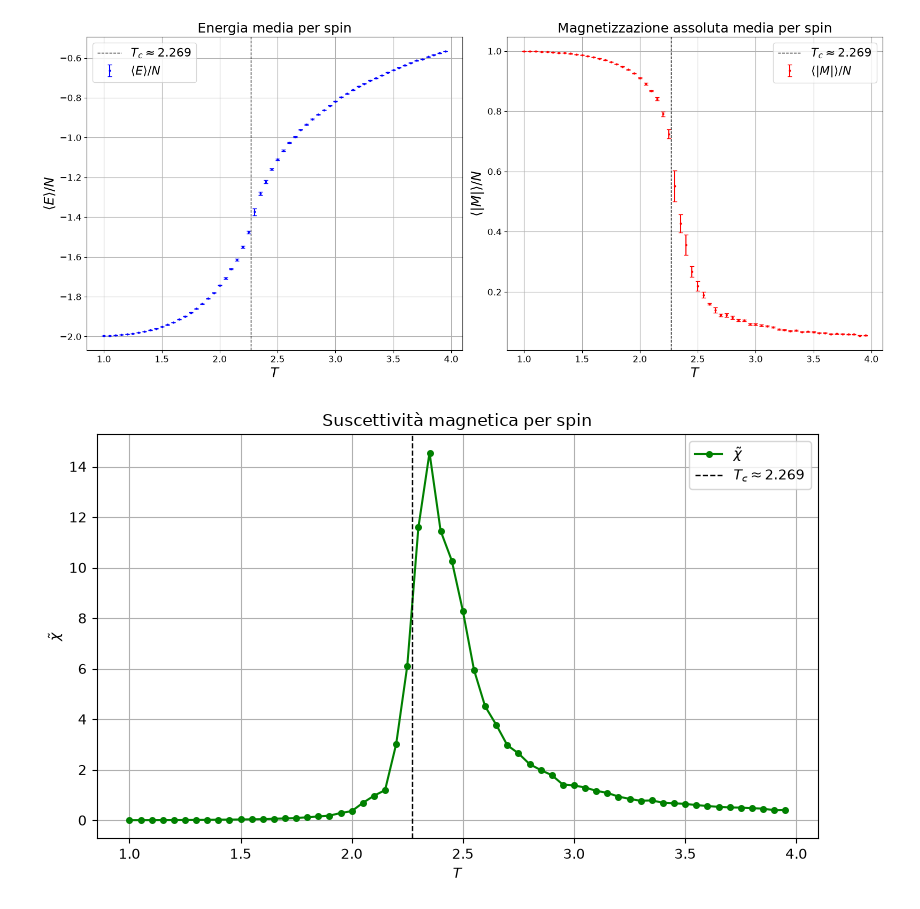
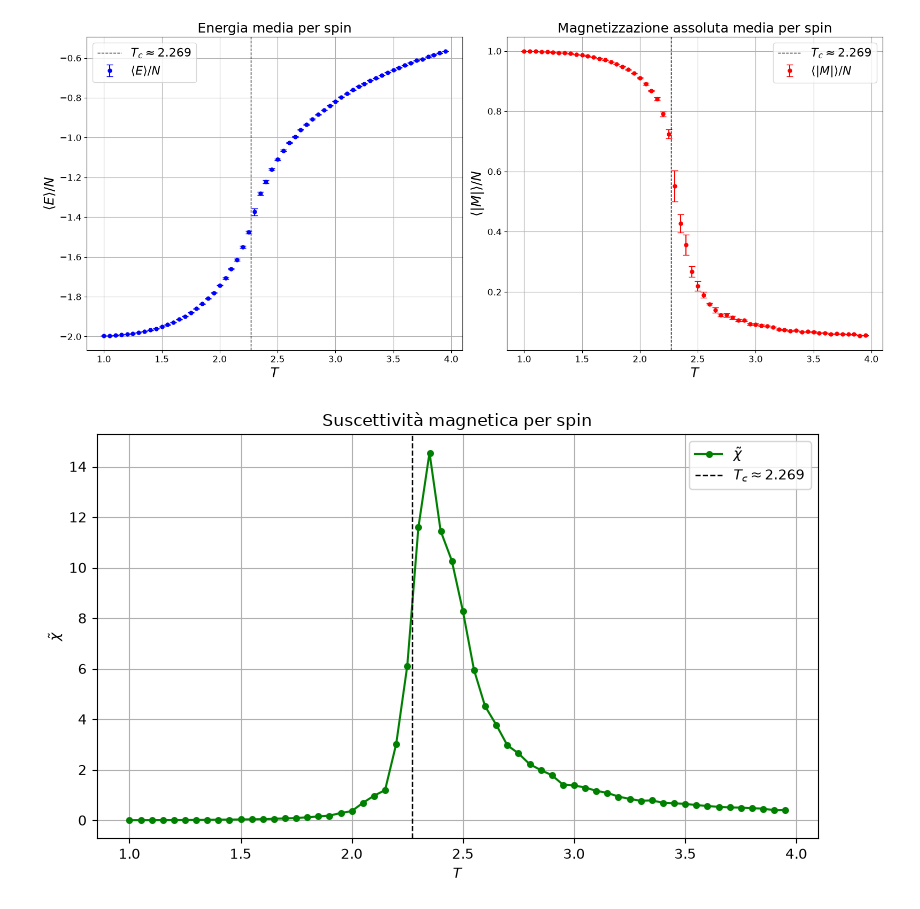
Before and after one commit to giacomo-cicala/Ising-2D, a Jupyter notebook: simulazione/ising_2D.ipynb, the cells around one changed output. Saved outputs shown, nothing was run; the diff lists cells and outputs as text; code cells hidden in the pictures.

```diff
--- a/simulazione/ising_2D.ipynb
+++ b/simulazione/ising_2D.ipynb
@@ -55,9 +55,9 @@ ax1.errorbar(
     T,
     e_avg_arr,
     yerr=err_e_arr,
-    fmt=".",
-    markersize=4,
-    capsize=3,
+    fmt="o",
+    markersize=5,
+    capsize=4,
     color="blue",
     label=r"$\langle E \rangle / N$",
 )
@@ -68,37 +68,37 @@ ax1.set_xlabel("$T$", fontsize=18)
 ax1.set_ylabel(r"$\langle E \rangle / N$", fontsize=18)
 ax1.set_title("Energia media per spin", fontsize=18)
 ax1.tick_params(axis="both", labelsize=12)
 ax1.grid(True)
 ax1.legend(fontsize=16)
 
 # Plot Magnetizzazione
 ax2.errorbar(
     T,
     m_abs_avg_arr,
     yerr=err_m_abs_arr,
-    fmt=".",
-    markersize=4,
-    capsize=3,
+    fmt="o",
+    markersize=5,
+    capsize=4,
     color="red",
     label=r"$\langle |M| \rangle / N$",
 )
 ax2.axvline(
     Tc, color="black", linestyle="--", linewidth=1, label=r"$T_c \approx 2.269$"
 )
 ax2.set_xlabel("$T$", fontsize=18)
 ax2.set_ylabel(r"$\langle |M| \rangle / N$", fontsize=18)
 ax2.set_title("Magnetizzazione assoluta media per spin", fontsize=18)
 ax2.tick_params(axis="both", labelsize=12)
 ax2.grid(True)
 ax2.legend(fontsize=16)
 
 plt.tight_layout()
 plt.savefig(
     "../relazione/images/punto1_energia_magnetizzazione.pdf", bbox_inches="tight"
 )
 plt.show()
 # %% [output]
-[figure, old version]
+[figure, new version]
 # %%
 # Plot Punto 2: Suscettività magnetica chi
 plt.figure(figsize=(8, 5))
```
Also changed, not shown: parts of 3 cells of this notebook, 7 other files.
